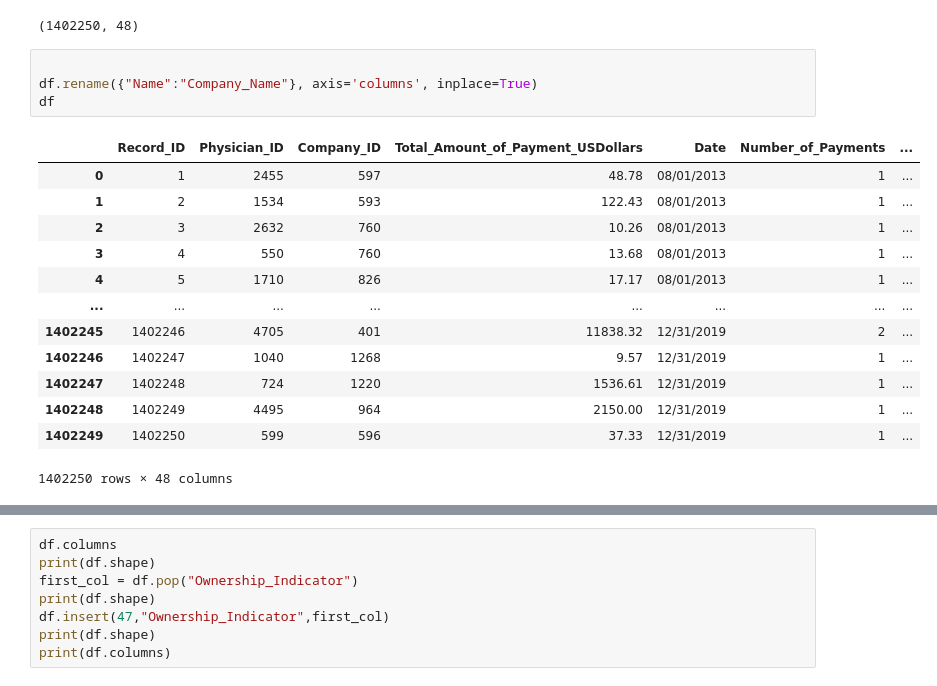
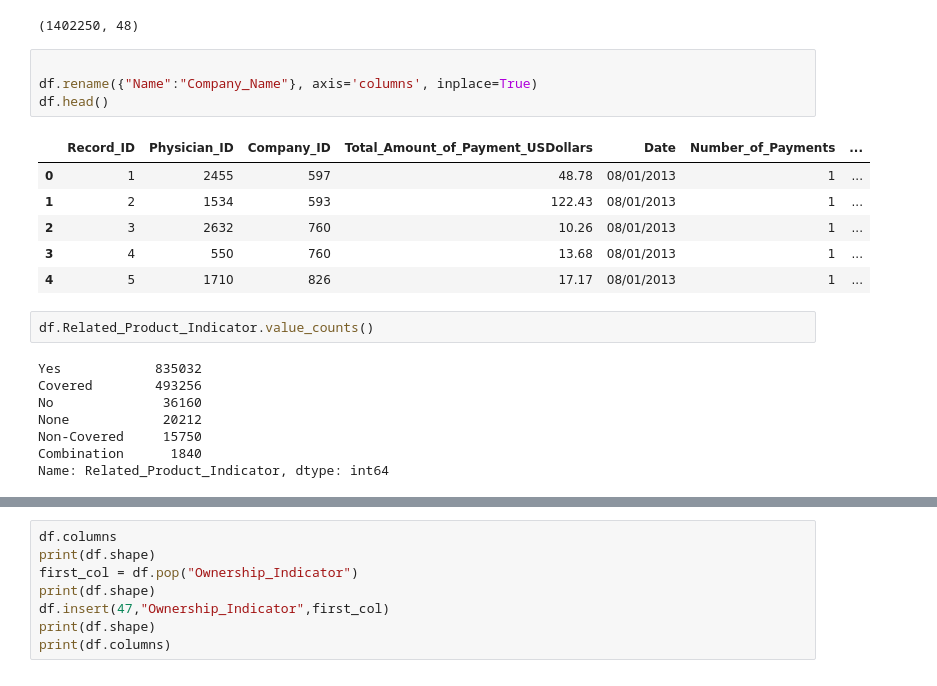
Before and after one commit to qffdhruba1123/analytics_cup_2021, a Jupyter notebook: Intelligent_Squid_Working_Notebook_qffd.ipynb, the cells around one changed output, grey strips where cells are left out. Saved outputs shown, nothing was run; the diff lists cells and outputs as text.

```diff
--- a/Intelligent_Squid_Working_Notebook_qffd.ipynb
+++ b/Intelligent_Squid_Working_Notebook_qffd.ipynb
@@ -102,18 +108,21 @@ df.shape
 # %%
 
 df.rename({"Name":"Company_Name"}, axis='columns', inplace=True)
-df
+df.head()
 # %% [output]
 |  | Record_ID | Physician_ID | Company_ID | Total_Amount_of_Payment_USDollars | Date | Number_of_Payments | ... |
 | 0 | 1 | 2455 | 597 | 48.78 | 08/01/2013 | 1 | ... |
 | 1 | 2 | 1534 | 593 | 122.43 | 08/01/2013 | 1 | ... |
 | 2 | 3 | 2632 | 760 | 10.26 | 08/01/2013 | 1 | ... |
 | 3 | 4 | 550 | 760 | 13.68 | 08/01/2013 | 1 | ... |
 | 4 | 5 | 1710 | 826 | 17.17 | 08/01/2013 | 1 | ... |
-| ... | ... | ... | ... | ... | ... | ... | ... |
-| 1402245 | 1402246 | 4705 | 401 | 11838.32 | 12/31/2019 | 2 | ... |
-| 1402246 | 1402247 | 1040 | 1268 | 9.57 | 12/31/2019 | 1 | ... |
-| 1402247 | 1402248 | 724 | 1220 | 1536.61 | 12/31/2019 | 1 | ... |
-| 1402248 | 1402249 | 4495 | 964 | 2150.00 | 12/31/2019 | 1 | ... |
-| 1402249 | 1402250 | 599 | 596 | 37.33 | 12/31/2019 | 1 | ... |
-1402250 rows × 48 columns
+# %%
+df.Related_Product_Indicator.value_counts()
+# %% [output]
+Yes            835032
+Covered        493256
+No              36160
+None            20212
+Non-Covered     15750
+Combination      1840
+Name: Related_Product_Indicator, dtype: int64
```
Also changed, not shown: parts of 8 cells of this notebook, 1 other file.
